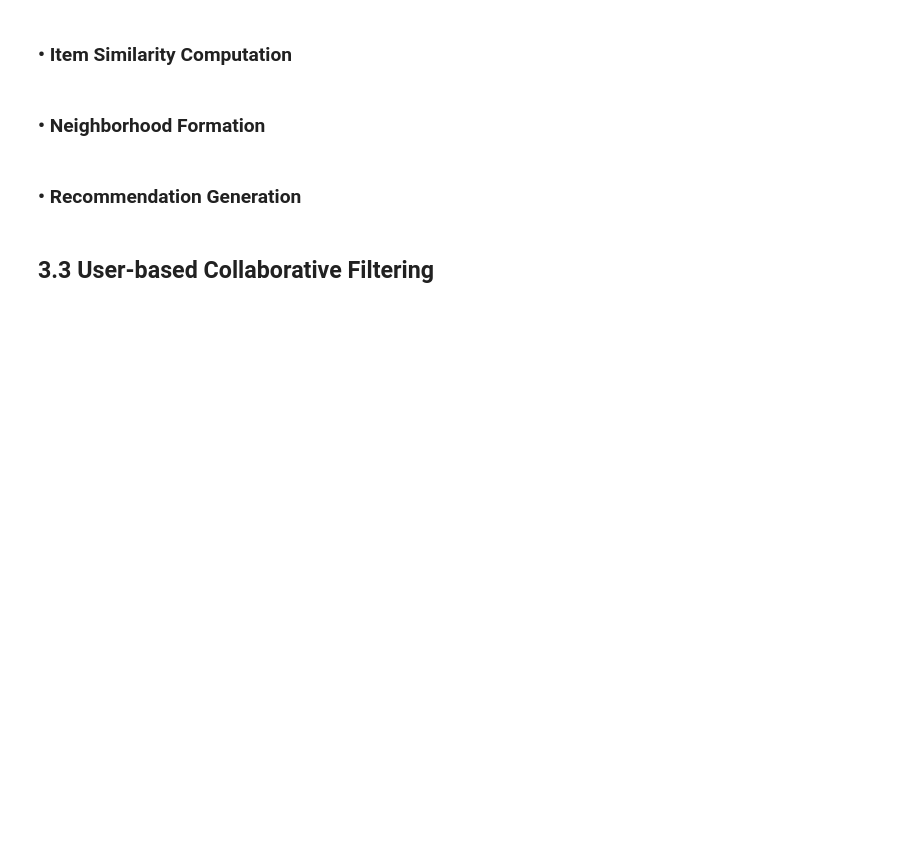
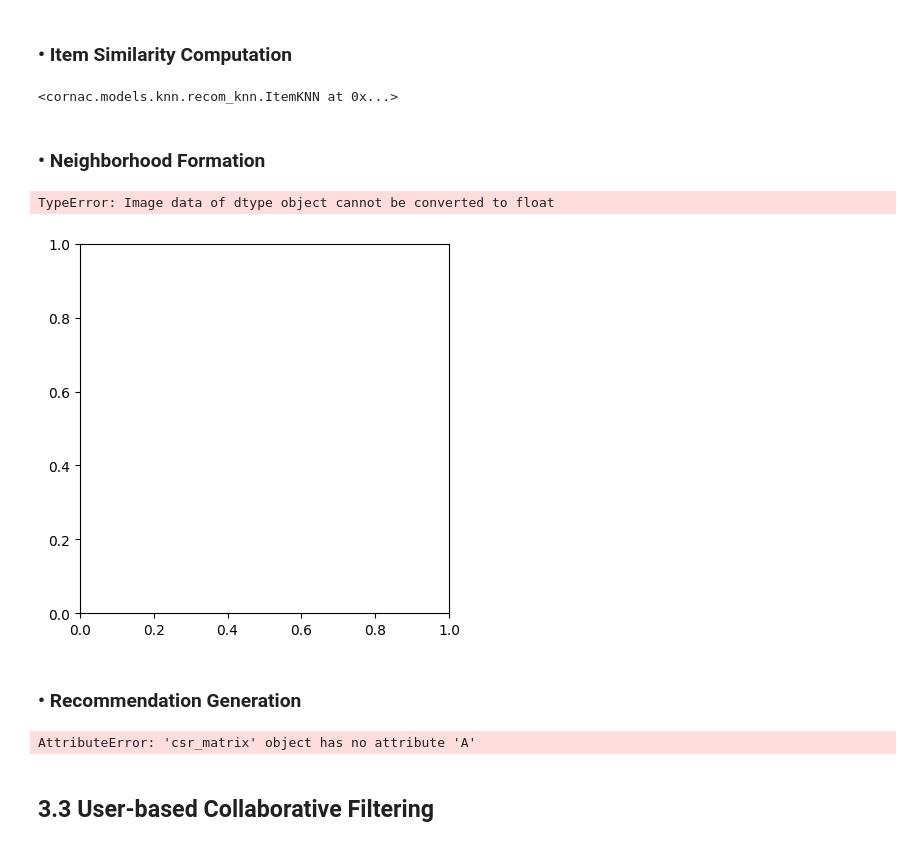
Before and after one commit to SpottedBush/anime_reco, a Jupyter notebook: samples.ipynb, the cells around one changed output. Saved outputs shown, nothing was run; the diff lists cells and outputs as text; code cells hidden in the pictures; blank space fills up the shorter version.

Commit message:
fix: cornac db

```diff
--- a/samples.ipynb
+++ b/samples.ipynb
@@ -206,10 +210,15 @@ TypeError: split_data() missing 2 required positional arguments: 'items' and 'us
 ### • Item Similarity Computation
 # %%
 itemcf=ItemKNN(k=10)
-itemcf.fit(train.T)
+itemcf.fit(dataset)
+# %% [output]
+<cornac.models.knn.recom_knn.ItemKNN at 0x...>
 # %% [markdown]
 ### • Neighborhood Formation
 # %%
-plot_similarity_matrix(itemcf.sim_mat, 'cosine', 'Item')
+# plot_similarity_matrix(itemcf.sim_mat, 'cosine', 'Item')
+# %% [output]
+TypeError: Image data of dtype object cannot be converted to float
+[figure, added]
 # %% [markdown]
 ### • Recommendation Generation
@@ -218,3 +225,7 @@ itemcf.predict(user_id, top_n)
+# %%
+itemcf.score(1)
+# %% [output]
+AttributeError: 'csr_matrix' object has no attribute 'A'
 # %% [markdown]
 ## 3.3 User-based Collaborative Filtering
 # %% [markdown]
```
Also changed, not shown: parts of 4 cells of this notebook.
